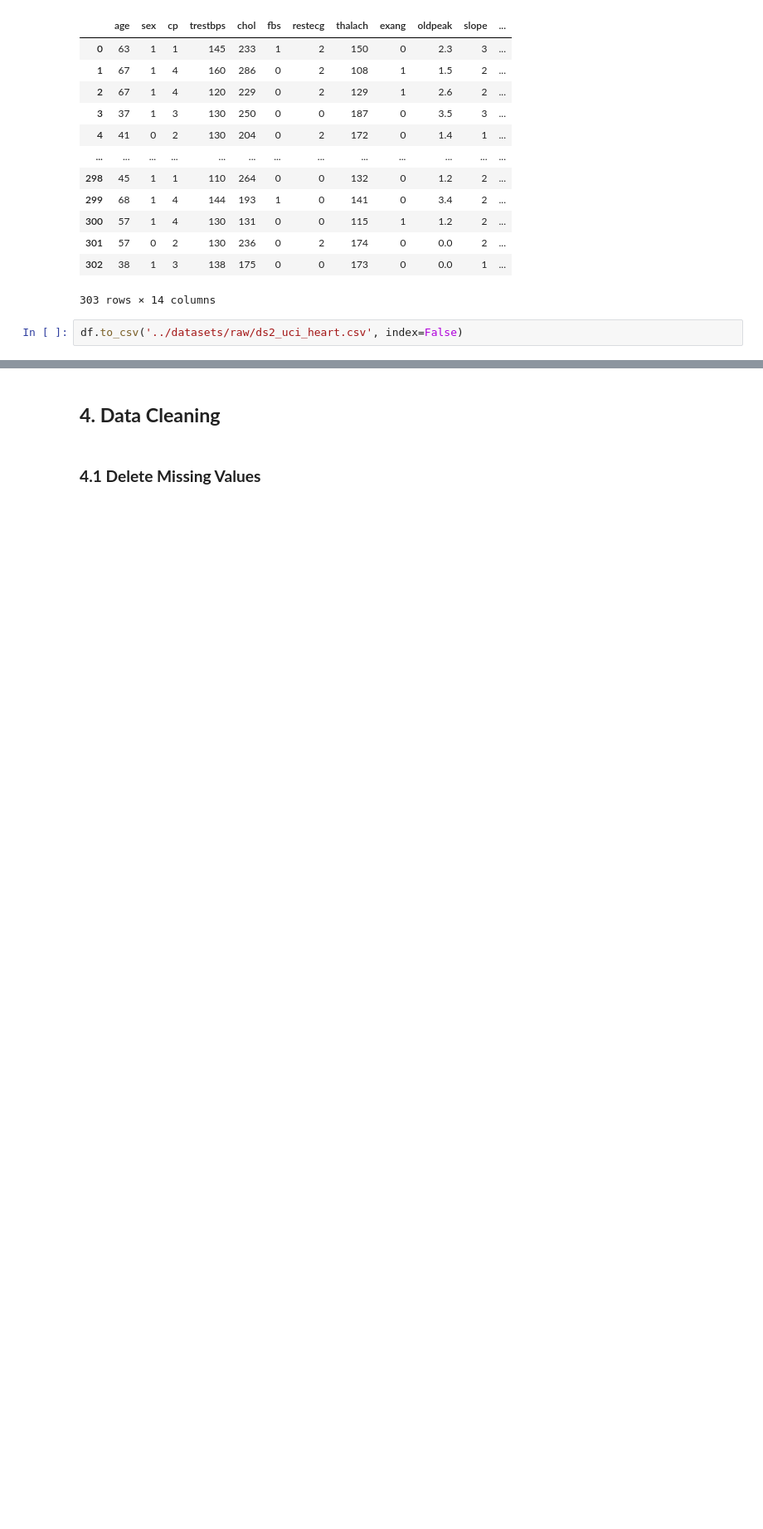
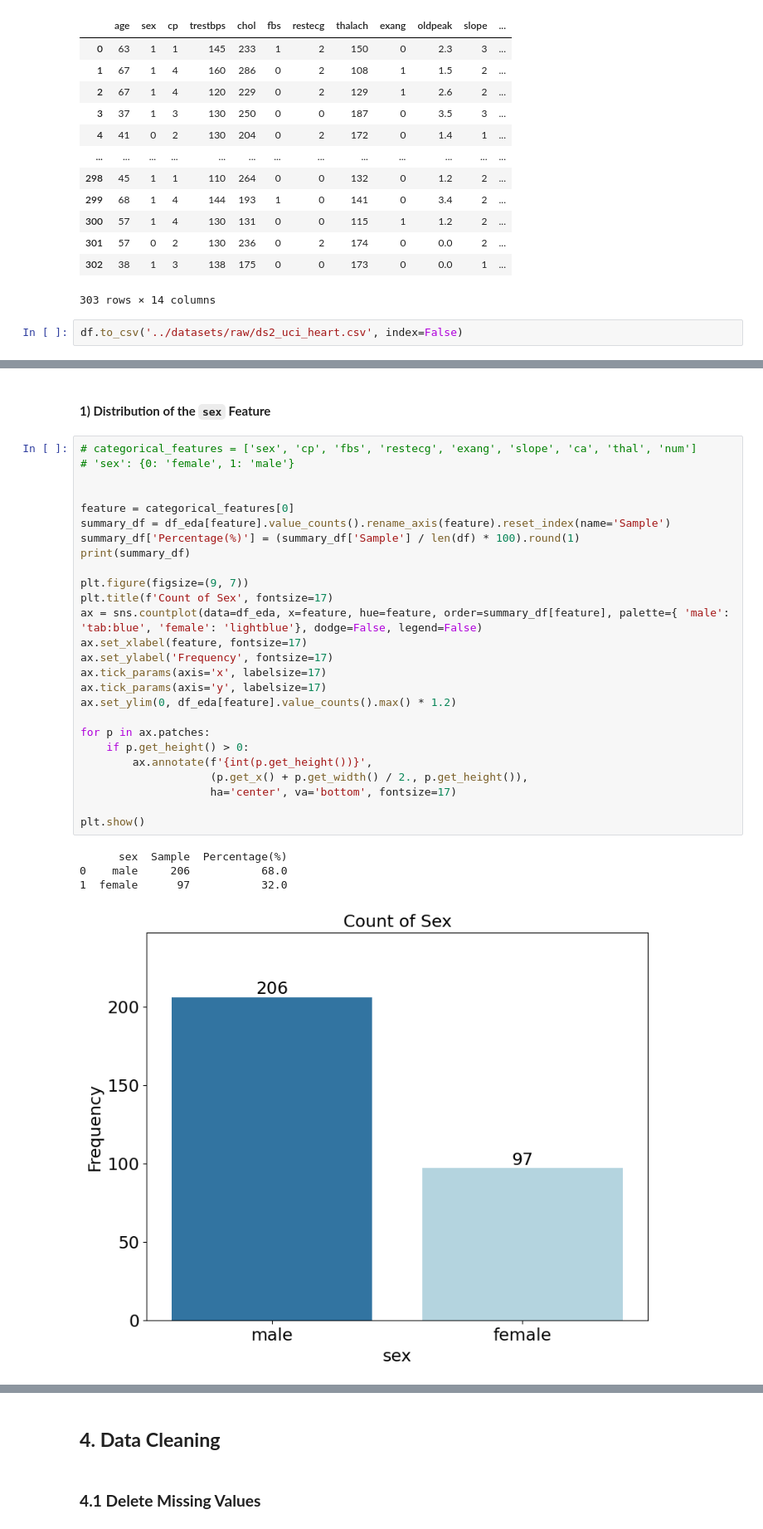
Before and after one commit to azhar-anas/sel-nnml-heart-disease-prediction, a Jupyter notebook: notebooks/1.2_ds2_data_preprocessing.ipynb, the cells around one changed output, grey strips where cells are left out. Shown at 83% size. Saved outputs shown, nothing was run; the diff lists cells and outputs as text; blank space fills up the shorter version.

```diff
--- a/notebooks/1.2_ds2_data_preprocessing.ipynb
+++ b/notebooks/1.2_ds2_data_preprocessing.ipynb
@@ -124,0 +261,33 @@ plt.show()
+# %% [markdown]
+#### **1) Distribution of the `sex` Feature**
+# %%
+# categorical_features = ['sex', 'cp', 'fbs', 'restecg', 'exang', 'slope', 'ca', 'thal', 'num']
+# 'sex': {0: 'female', 1: 'male'}
+
+
+feature = categorical_features[0]
+summary_df = df_eda[feature].value_counts().rename_axis(feature).reset_index(name='Sample')
+summary_df['Percentage(%)'] = (summary_df['Sample'] / len(df) * 100).round(1)
+print(summary_df)
+
+plt.figure(figsize=(9, 7))
+plt.title(f'Count of Sex', fontsize=17)
+ax = sns.countplot(data=df_eda, x=feature, hue=feature, order=summary_df[feature], palette={ 'male': 'tab:blue', 'female': 'lightblue'}, dodge=False, legend=False)
+ax.set_xlabel(feature, fontsize=17)
+ax.set_ylabel('Frequency', fontsize=17)
+ax.tick_params(axis='x', labelsize=17)
+ax.tick_params(axis='y', labelsize=17)
+ax.set_ylim(0, df_eda[feature].value_counts().max() * 1.2)
+
+for p in ax.patches:
+    if p.get_height() > 0:
+        ax.annotate(f'{int(p.get_height())}',
+                    (p.get_x() + p.get_width() / 2., p.get_height()),
+                    ha='center', va='bottom', fontsize=17)
+
+plt.show()
+# %% [output]
+      sex  Sample  Percentage(%)
+0    male     206           68.0
+1  female      97           32.0
+[figure, added]
```
Also changed, not shown: parts of 82 cells of this notebook, 1 other file.
